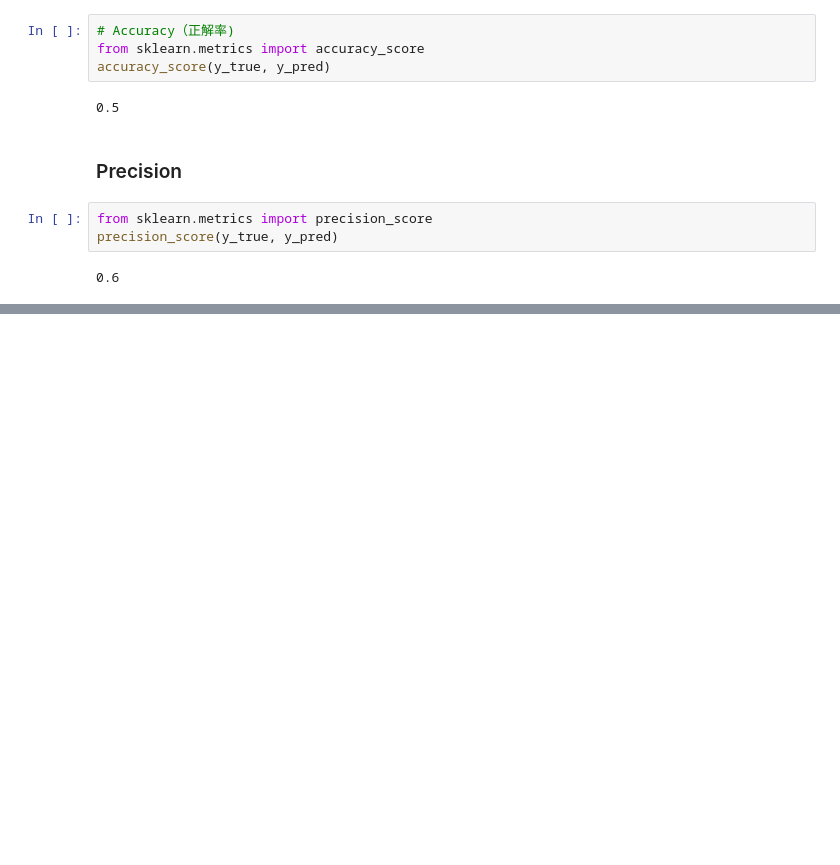
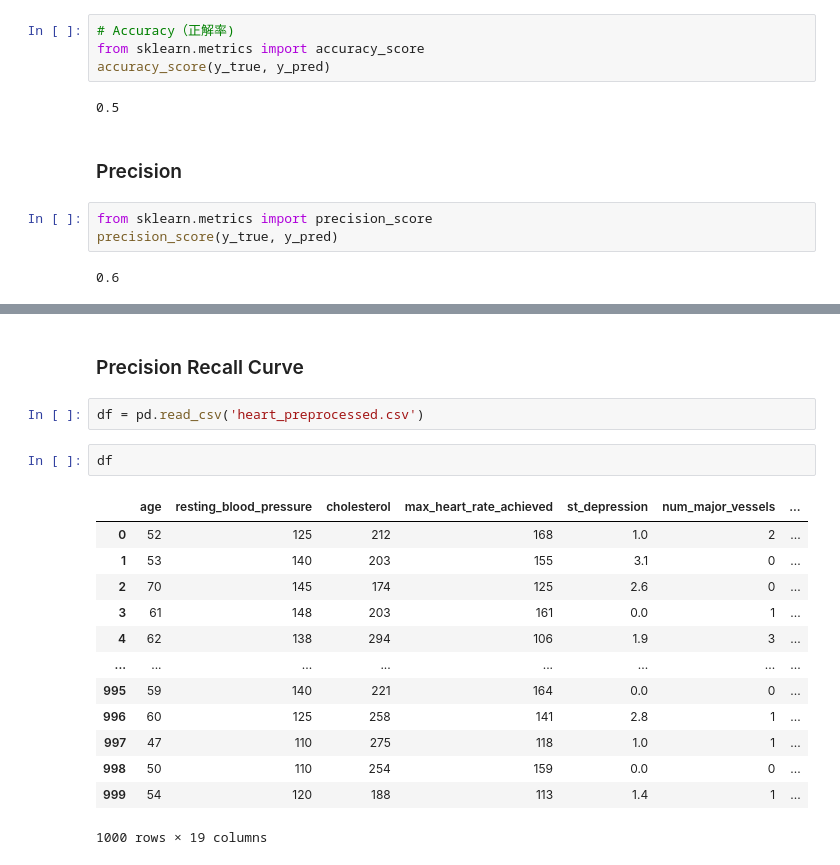
Before and after one commit to yunozon/datascience-py, a Jupyter notebook: study/section13.ipynb, the cells around one changed output, grey strips where cells are left out. Cells and saved outputs as stored; diff of their text form; blank space fills up the shorter version.

```diff
--- a/study/section13.ipynb
+++ b/study/section13.ipynb
@@ -77,0 +137,20 @@ precision_score(y_true, y_pred)
+# %% [markdown]
+### Precision Recall Curve
+# %%
+df = pd.read_csv('heart_preprocessed.csv')
+# %%
+df
+# %% [output]
+|  | age | resting_blood_pressure | cholesterol | max_heart_rate_achieved | st_depression | num_major_vessels | ... |
+| 0 | 52 | 125 | 212 | 168 | 1.0 | 2 | ... |
+| 1 | 53 | 140 | 203 | 155 | 3.1 | 0 | ... |
+| 2 | 70 | 145 | 174 | 125 | 2.6 | 0 | ... |
+| 3 | 61 | 148 | 203 | 161 | 0.0 | 1 | ... |
+| 4 | 62 | 138 | 294 | 106 | 1.9 | 3 | ... |
+| ... | ... | ... | ... | ... | ... | ... | ... |
+| 995 | 59 | 140 | 221 | 164 | 0.0 | 0 | ... |
+| 996 | 60 | 125 | 258 | 141 | 2.8 | 1 | ... |
+| 997 | 47 | 110 | 275 | 118 | 1.0 | 1 | ... |
+| 998 | 50 | 110 | 254 | 159 | 0.0 | 0 | ... |
+| 999 | 54 | 120 | 188 | 113 | 1.4 | 1 | ... |
+1000 rows × 19 columns
```
Also changed, not shown: parts of 33 cells of this notebook, 1 other file.
